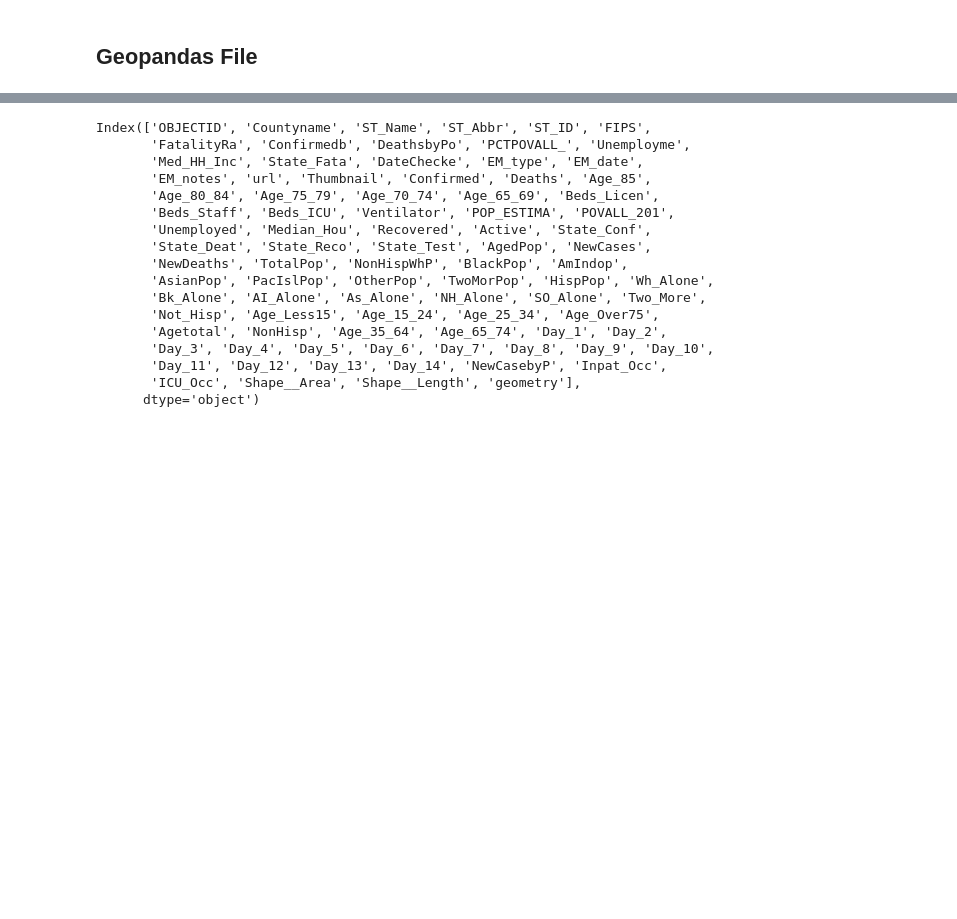
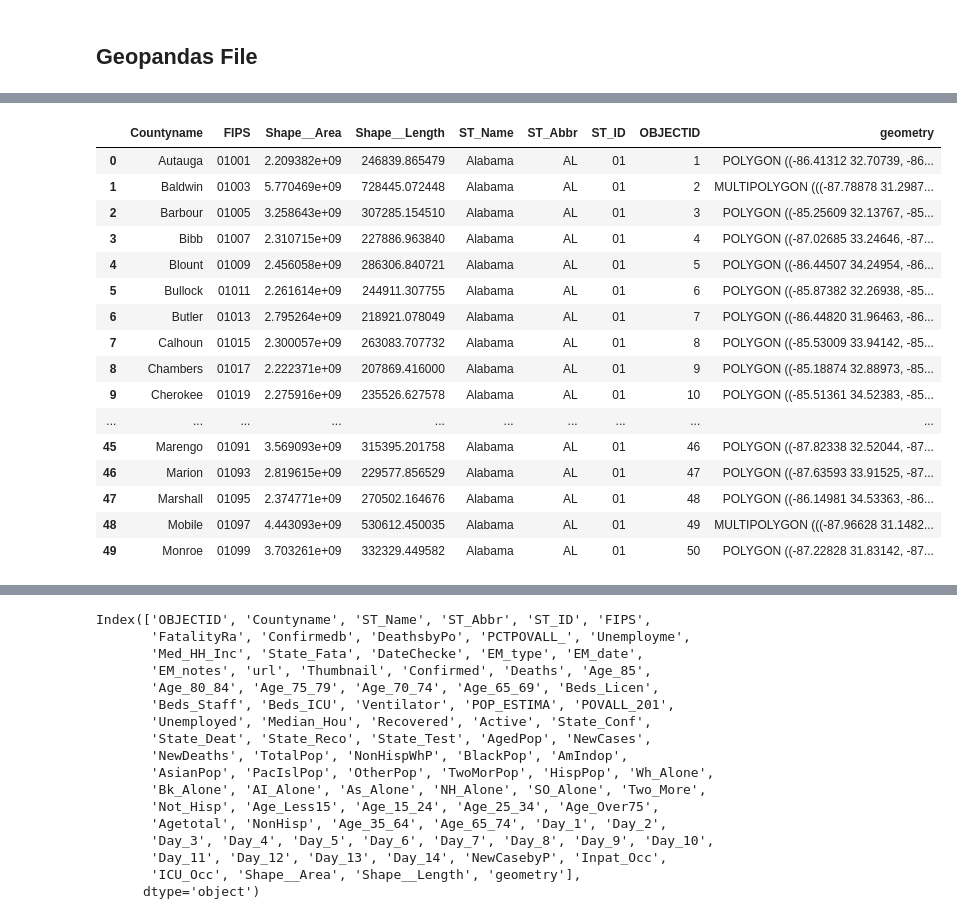
Before and after one commit to datascisteven/The-Masked-Politic, a Jupyter notebook: Phase_3_Project.ipynb, the cells around one changed output, grey strips where cells are left out. Saved outputs shown, nothing was run; the diff lists cells and outputs as text; code cells hidden in the pictures; blank space fills up the shorter version.

```diff
--- a/Phase_3_Project.ipynb
+++ b/Phase_3_Project.ipynb
@@ -43 +66,22 @@ Index(['COUNTYFP', 'NEVER', 'RARELY', 'SOMETIMES', 'FREQUENTLY', 'ALWAYS'], dtyp
+# %%
+data2 = gpd.read_file('https://services9.arcgis.com/6Hv9AANartyT7fJW/arcgis/rest/services/USCounties_cases_V1/FeatureServer/0/query?where=1%3D1&outFields=Countyname,FIPS,Shape__Area,Shape__Length,ST_Name,ST_Abbr,ST_ID,OBJECTID&outSR=4326&f=json')
+data2.head(50)
+# %% [output]
+|  | Countyname | FIPS | Shape__Area | Shape__Length | ST_Name | ST_Abbr | ST_ID | OBJECTID | geometry |
+| 0 | Autauga | 01001 | 2.209382e+09 | 246839.865479 | Alabama | AL | 01 | 1 | POLYGON ((-86.41312 32.70739, -86... |
+| 1 | Baldwin | 01003 | 5.770469e+09 | 728445.072448 | Alabama | AL | 01 | 2 | MULTIPOLYGON (((-87.78878 31.2987... |
+| 2 | Barbour | 01005 | 3.258643e+09 | 307285.154510 | Alabama | AL | 01 | 3 | POLYGON ((-85.25609 32.13767, -85... |
+| 3 | Bibb | 01007 | 2.310715e+09 | 227886.963840 | Alabama | AL | 01 | 4 | POLYGON ((-87.02685 33.24646, -87... |
+| 4 | Blount | 01009 | 2.456058e+09 | 286306.840721 | Alabama | AL | 01 | 5 | POLYGON ((-86.44507 34.24954, -86... |
+| 5 | Bullock | 01011 | 2.261614e+09 | 244911.307755 | Alabama | AL | 01 | 6 | POLYGON ((-85.87382 32.26938, -85... |
+| 6 | Butler | 01013 | 2.795264e+09 | 218921.078049 | Alabama | AL | 01 | 7 | POLYGON ((-86.44820 31.96463, -86... |
+| 7 | Calhoun | 01015 | 2.300057e+09 | 263083.707732 | Alabama | AL | 01 | 8 | POLYGON ((-85.53009 33.94142, -85... |
+| 8 | Chambers | 01017 | 2.222371e+09 | 207869.416000 | Alabama | AL | 01 | 9 | POLYGON ((-85.18874 32.88973, -85... |
+| 9 | Cherokee | 01019 | 2.275916e+09 | 235526.627578 | Alabama | AL | 01 | 10 | POLYGON ((-85.51361 34.52383, -85... |
+| ... | ... | ... | ... | ... | ... | ... | ... | ... | ... |
+| 45 | Marengo | 01091 | 3.569093e+09 | 315395.201758 | Alabama | AL | 01 | 46 | POLYGON ((-87.82338 32.52044, -87... |
+| 46 | Marion | 01093 | 2.819615e+09 | 229577.856529 | Alabama | AL | 01 | 47 | POLYGON ((-87.63593 33.91525, -87... |
+| 47 | Marshall | 01095 | 2.374771e+09 | 270502.164676 | Alabama | AL | 01 | 48 | POLYGON ((-86.14981 34.53363, -86... |
+| 48 | Mobile | 01097 | 4.443093e+09 | 530612.450035 | Alabama | AL | 01 | 49 | MULTIPOLYGON (((-87.96628 31.1482... |
+| 49 | Monroe | 01099 | 3.703261e+09 | 332329.449582 | Alabama | AL | 01 | 50 | POLYGON ((-87.22828 31.83142, -87... |
 # %%
```
Also changed, not shown: parts of 32 cells of this notebook, 7 other files.
